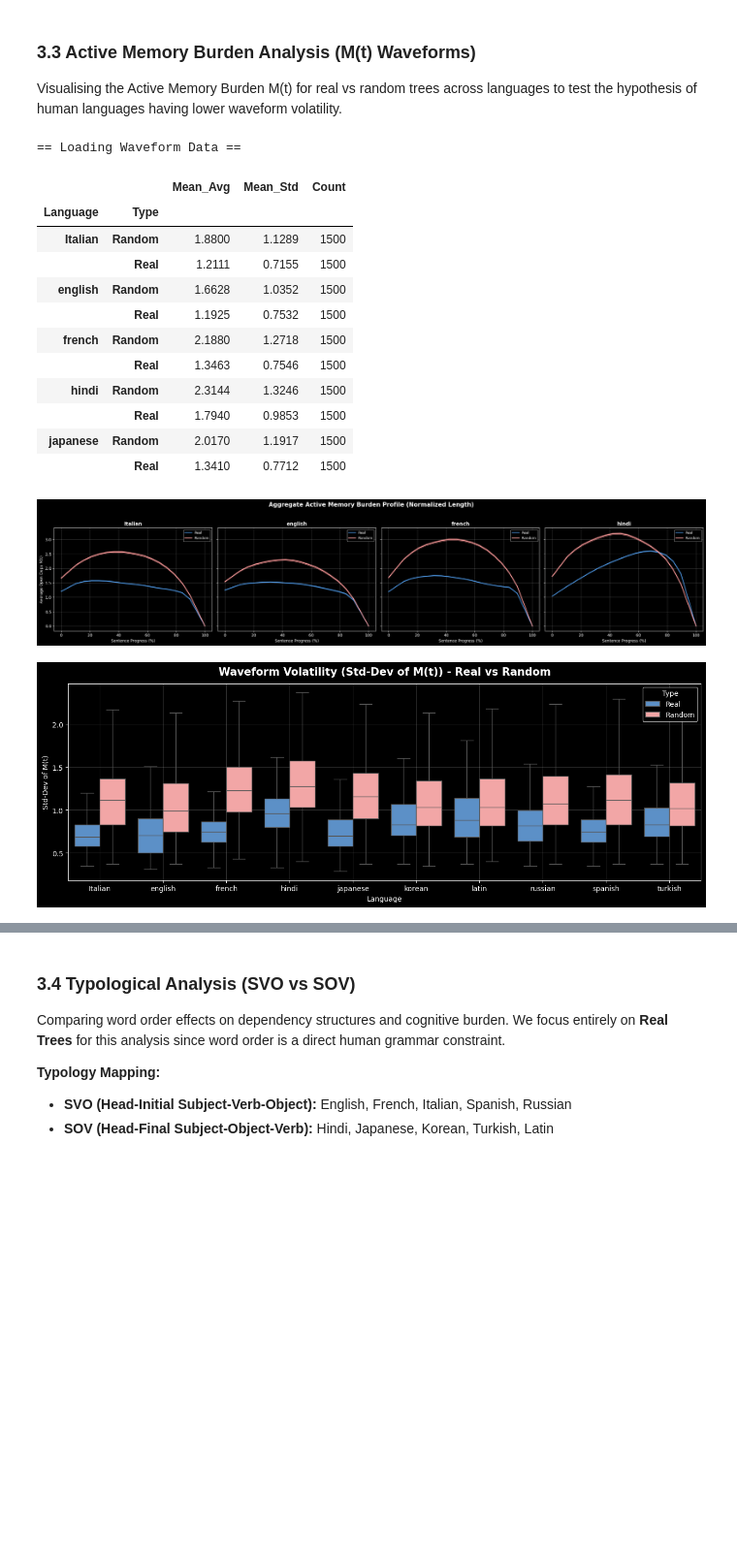
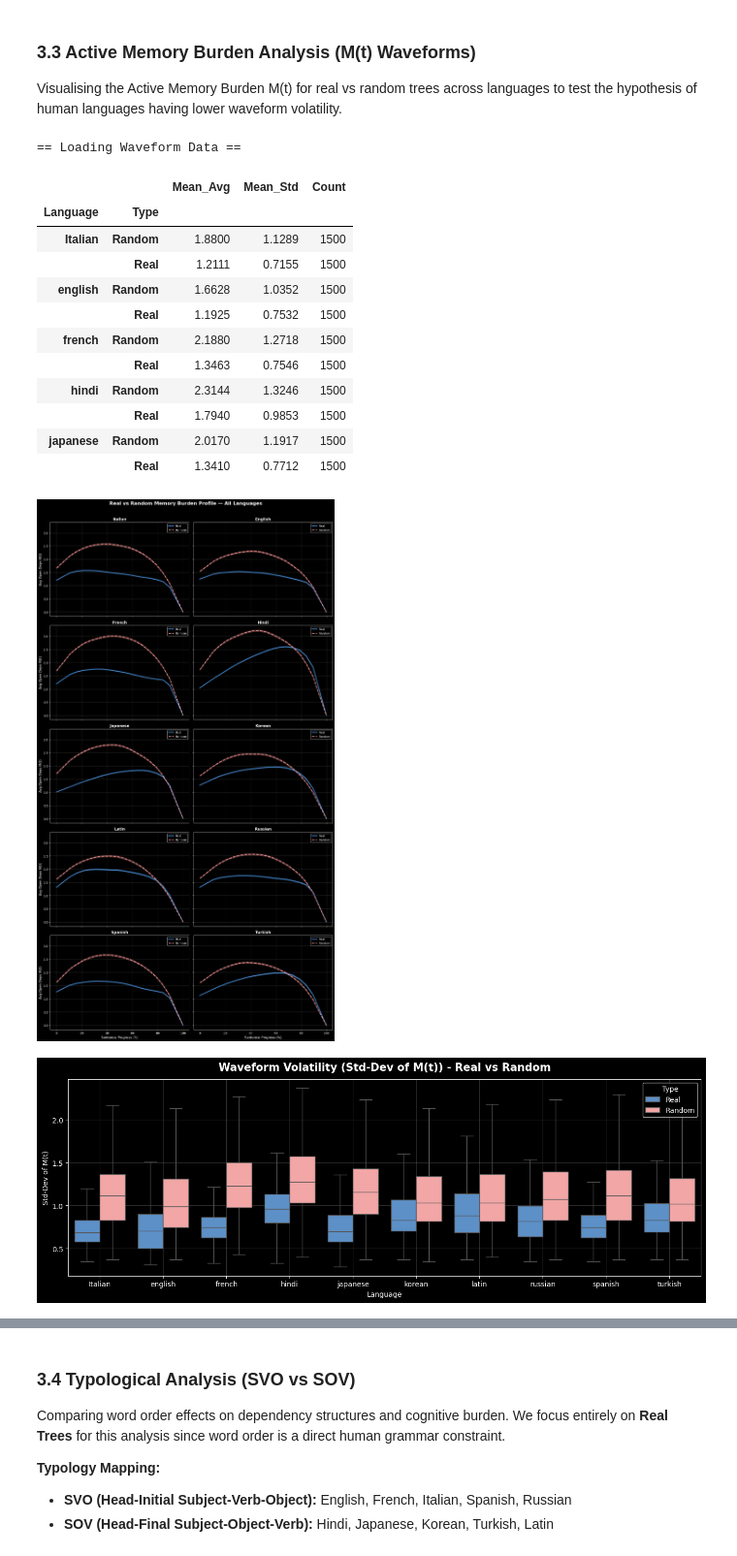
Before and after one commit to Tr-affable/CGS_Project, a Jupyter notebook: CGS410_Project.ipynb, the cells around one changed output, grey strips where cells are left out. Shown at 97% size. Drawn from its saved outputs; the diff is of its cells as text; code cells hidden in the pictures; blank space fills up the shorter version.

```diff
--- a/CGS410_Project.ipynb
+++ b/CGS410_Project.ipynb
@@ -458,68 +458,87 @@ summary = df_waves.groupby(["Language", "Type"]).agg(
 ).round(4)
 display(summary.head(10))
 
-# Plot 1: Interpolated Aggregate Profiles
-def plot_aggregate_profiles(df, n_langs=3):
-    langs = df["Language"].unique()[:n_langs]
-    fig, axes = plt.subplots(1, len(langs), figsize=(6 * len(langs), 5), sharey=True)
-    if len(langs) == 1: axes = [axes]
+# Plot 1: Interpolated Aggregate Profiles for ALL Languages (2 per row)
+def plot_aggregate_profiles_all(df):
+    langs = sorted(df["Language"].unique())
+    n_langs = len(langs)
+    n_cols = 2
+    n_rows = (n_langs + 1) // n_cols
+
+    fig, axes = plt.subplots(n_rows, n_cols, figsize=(14, 5 * n_rows), sharey=True, sharex=True)
+    axes = axes.flatten()
 
     x = np.linspace(0, 100, 20)
-    for ax, lang in zip(axes, langs):
+    for i, lang in enumerate(langs):
+        ax = axes[i]
         sub = df[df["Language"] == lang]
-        reals = np.vstack(sub[sub["Type"] == "Real"]["Interp_Waveform"].values)
-        randoms = np.vstack(sub[sub["Type"] == "Random"]["Interp_Waveform"].values)
+        reals   = sub[sub["Type"] == "Real"]["Interp_Waveform"].values
+        randoms = sub[sub["Type"] == "Random"]["Interp_Waveform"].values
+        if len(reals) == 0 or len(randoms) == 0:
+            ax.set_visible(False)
+            continue
+
+        reals   = np.vstack(reals)
+        randoms = np.vstack(randoms)
 
         real_mean, real_std = np.mean(reals, axis=0), np.std(reals, axis=0) / np.sqrt(len(reals))
         rand_mean, rand_std = np.mean(randoms, axis=0), np.std(randoms, axis=0) / np.sqrt(len(randoms))
 
-        ax.plot(x, real_mean, color="#4A90D9", linewidth=2.0, label="Real")
-        ax.fill_between(x, real_mean - real_std, real_mean + real_std, color="#4A90D9", alpha=0.3)
-        ax.plot(x, rand_mean, color="#FF9999", linewidth=2.0, label="Random")
-        ax.fill_between(x, rand_mean - rand_std, rand_mean + rand_std, color="#FF9999", alpha=0.3)
+        ax.plot(x, real_mean, color="#4A90D9", linewidth=2.5, label="Real")
+        ax.fill_between(x, real_mean - real_std, real_mean + real_std, color="#4A90D9", alpha=0.25)
+        ax.plot(x, rand_mean, color="#FF9999", linewidth=2.5, linestyle="--", label="Random")
+        ax.fill_between(x, rand_mean - rand_std, rand_mean + rand_std, color="#FF9999", alpha=0.25)
 
-        ax.set_title(f"{lang}", fontsize=13, weight="bold")
-        ax.set_xlabel("Sentence Progress (%)", fontsize=10)
-        if ax == axes[0]: ax.set_ylabel("Average Open Deps M(t)", fontsize=10)
+        ax.set_title(f"{lang.capitalize()}", fontsize=13, weight="bold")
         ax.legend(fontsize=9)
         ax.grid(alpha=0.25)
 
-    fig.suptitle("Aggregate Active Memory Burden Profile (Normalized Length)", fontsize=15, weight="bold", y=1.04)
+    # Hide unused axes
+    for j in range(len(langs), len(axes)):
+        axes[j].set_visible(False)
+
+    # Shared axis labels
+    for ax in axes[(n_rows - 1) * n_cols:]:
+        ax.set_xlabel("Sentence Progress (%)", fontsize=11)
+    for idx in range(0, len(langs), n_cols):
+        axes[idx].set_ylabel("Avg Open Deps M(t)", fontsize=11)
+
+    fig.suptitle("Real vs Random Memory Burden Profile — All Languages", fontsize=16, weight="bold", y=1.01)
     fig.tight_layout()
     plt.show()
 
-plot_aggregate_profiles(df_waves, n_langs=4)
+plot_aggregate_profiles_all(df_waves)
 
 # Plot 2: Volatility Comparison
 fig, ax = plt.subplots(figsize=(16, 5))
 sns.boxplot(data=df_waves, x="Language", y="Std", hue="Type", palette=["#4A90D9", "#FF9999"], showfliers=False, ax=ax)
 ax.set_title("Waveform Volatility (Std-Dev of M(t)) - Real vs Random", fontsize=15, weight="bold", pad=12)
 ax.set_ylabel("Std-Dev of M(t)")
 ax.grid(alpha=0.2)
 plt.show()
 
 # Plot 3: Average Cognitive Workload (Mean M(t)) Comparison
 fig, ax = plt.subplots(figsize=(16, 5))
 sns.boxplot(data=df_waves, x="Language", y="Mean", hue="Type", palette=["#4A90D9", "#FF9999"], showfliers=False, ax=ax)
 ax.set_title("Average Memory Burden per Sentence (Mean M(t)) - Real vs Random", fontsize=15, weight="bold", pad=12)
 ax.set_ylabel("Mean Open Dependencies")
 ax.grid(alpha=0.2)
 plt.show()
 # %% [output]
 == Loading Waveform Data ==
 |  |  | Mean_Avg | Mean_Std | Count |
 | Language | Type |  |  |  |
 | Italian | Random | 1.8800 | 1.1289 | 1500 |
 |  | Real | 1.2111 | 0.7155 | 1500 |
 | english | Random | 1.6628 | 1.0352 | 1500 |
 |  | Real | 1.1925 | 0.7532 | 1500 |
 | french | Random | 2.1880 | 1.2718 | 1500 |
 |  | Real | 1.3463 | 0.7546 | 1500 |
 | hindi | Random | 2.3144 | 1.3246 | 1500 |
 |  | Real | 1.7940 | 0.9853 | 1500 |
 | japanese | Random | 2.0170 | 1.1917 | 1500 |
 |  | Real | 1.3410 | 0.7712 | 1500 |
-[figure, old version]
+[figure, new version]
 [figure]
 [figure]
 # %% [markdown]
```
Also changed, not shown: parts of 4 cells of this notebook, 25 other files.
